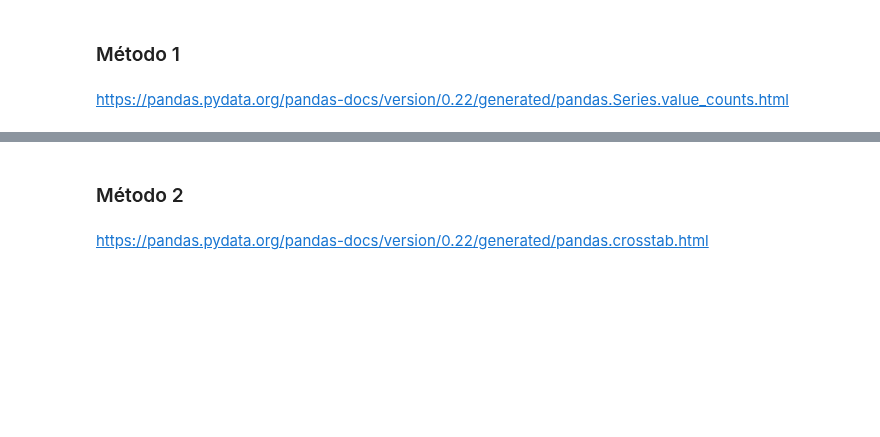
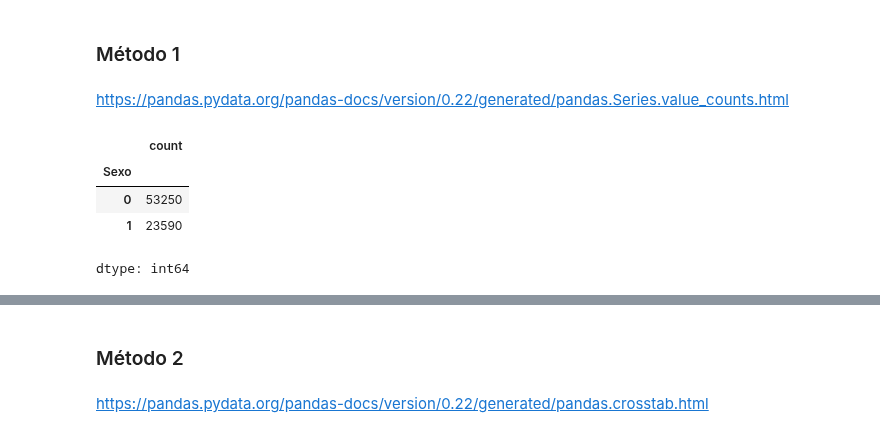
Before and after one commit to Nataliahfk/estadistica_python, a Jupyter notebook: curso_de_estadistica_con_python_1.ipynb, the cells around one changed output, grey strips where cells are left out. Saved outputs shown, nothing was run; the diff lists cells and outputs as text; code cells hidden in the pictures; blank space fills up the shorter version.

```diff
--- a/curso_de_estadistica_con_python_1.ipynb
+++ b/curso_de_estadistica_con_python_1.ipynb
@@ -202,3 +201,12 @@ El primer paso en un análisis es conocer el comportamiento de las variables inv
 ### Método 1
 # %% [markdown]
 https://pandas.pydata.org/pandas-docs/version/0.22/generated/pandas.Series.value_counts.html
+# %%
+# Cuenta la cantidad de femenino y masculino, donde 0 es masculino y 1 es femenino
+datos.Sexo.value_counts()
+# %% [output]
+|  | count |
+| Sexo |  |
+| 0 | 53250 |
+| 1 | 23590 |
+dtype: int64
```
Also changed, not shown: parts of 5 cells of this notebook.
